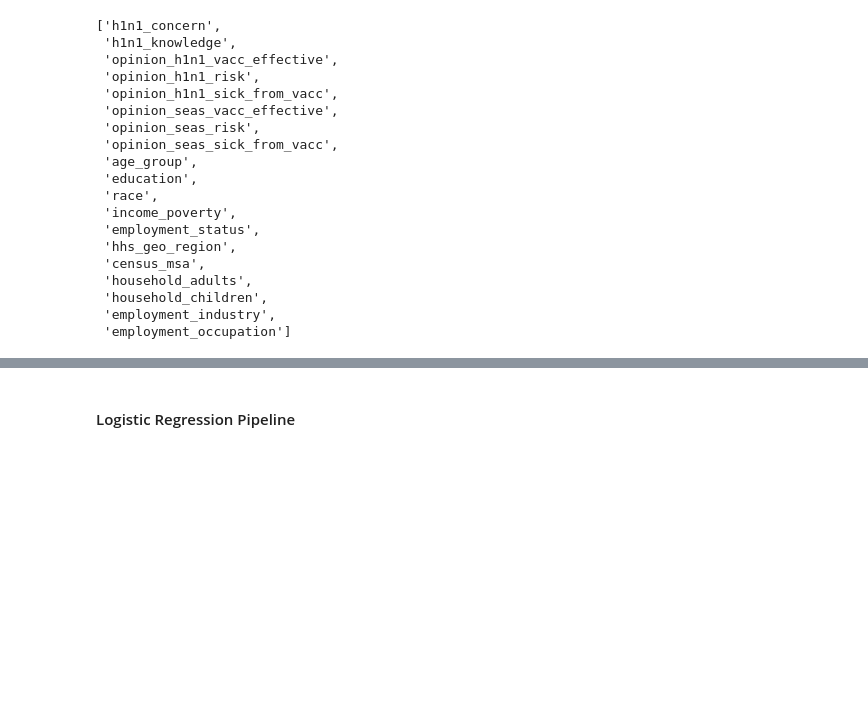
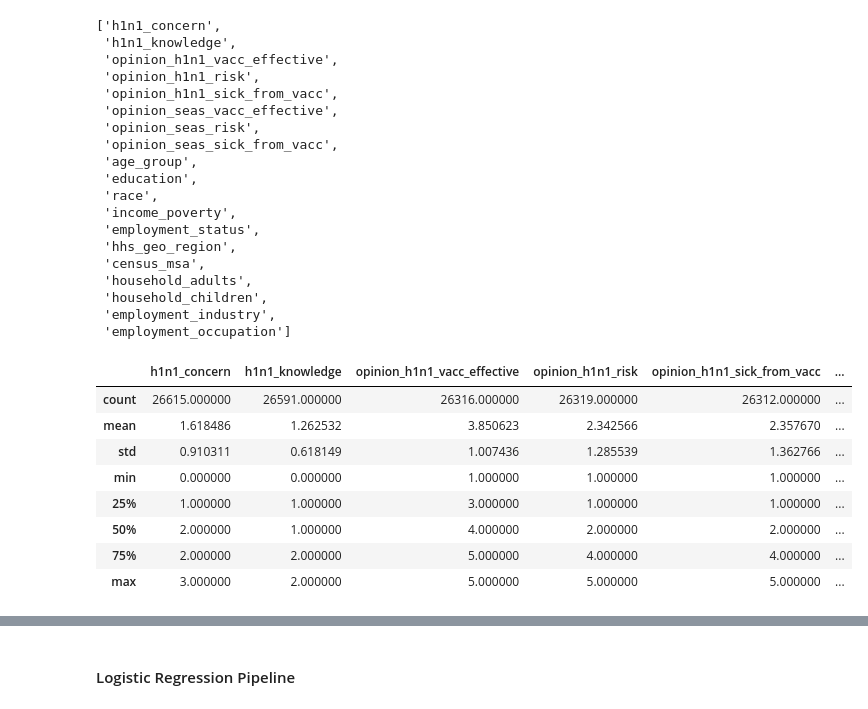
Before and after one commit to ZachRauch/Flu-Shot-Learning, a Jupyter notebook: Workspace/Workflow_With_Pipelines.ipynb, the cells around one changed output, grey strips where cells are left out. Drawn from its saved outputs; the diff is of its cells as text; code cells hidden in the pictures; blank space fills up the shorter version.

```diff
--- a/Workspace/Workflow_With_Pipelines.ipynb
+++ b/Workspace/Workflow_With_Pipelines.ipynb
@@ -260,6 +260,19 @@ cat_cols
  'household_children',
  'employment_industry',
  'employment_occupation']
+# %%
+X[cat_cols].describe()
+#Some of these columns may better be treated as numerical rather than categorical
+# %% [output]
+|  | h1n1_concern | h1n1_knowledge | opinion_h1n1_vacc_effective | opinion_h1n1_risk | opinion_h1n1_sick_from_vacc | ... |
+| count | 26615.000000 | 26591.000000 | 26316.000000 | 26319.000000 | 26312.000000 | ... |
+| mean | 1.618486 | 1.262532 | 3.850623 | 2.342566 | 2.357670 | ... |
+| std | 0.910311 | 0.618149 | 1.007436 | 1.285539 | 1.362766 | ... |
+| min | 0.000000 | 0.000000 | 1.000000 | 1.000000 | 1.000000 | ... |
+| 25% | 1.000000 | 1.000000 | 3.000000 | 1.000000 | 1.000000 | ... |
+| 50% | 2.000000 | 1.000000 | 4.000000 | 2.000000 | 2.000000 | ... |
+| 75% | 2.000000 | 2.000000 | 5.000000 | 4.000000 | 4.000000 | ... |
+| max | 3.000000 | 2.000000 | 5.000000 | 5.000000 | 5.000000 | ... |
 # %%
 # The "remainder='passthrough'" bit tells the compiler to leave
 # the other df columns unchanged.
```
Also changed, not shown: parts of 38 cells of this notebook.
